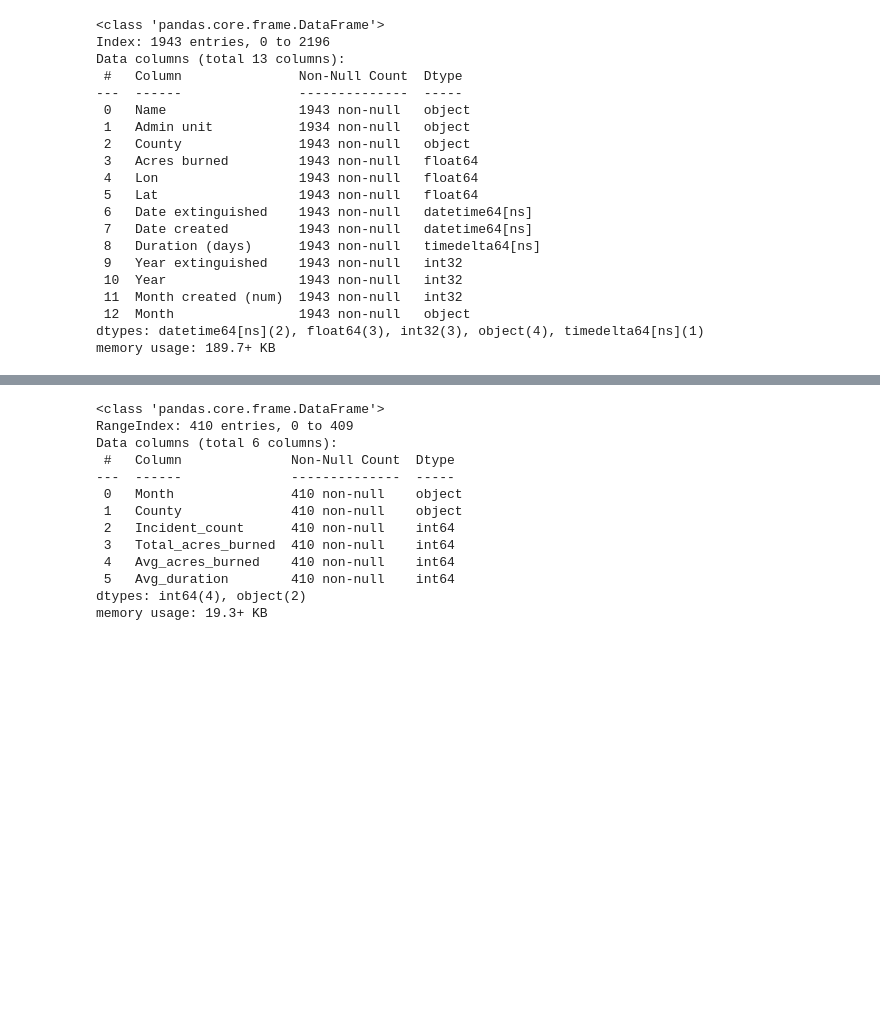
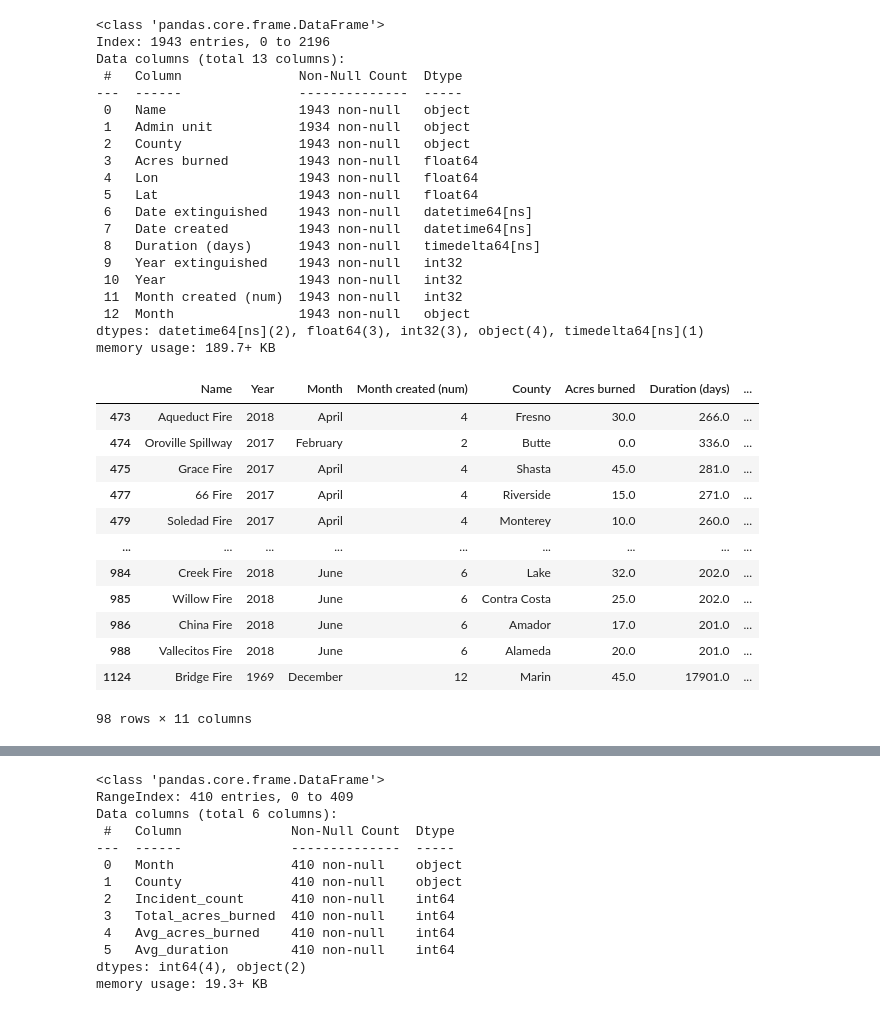
Before and after one commit to Alvin-Son/california_fire_analysis, a Jupyter notebook: fire_collection_&_cleaning.ipynb, the cells around one changed output, grey strips where cells are left out. Drawn from its saved outputs; the diff is of its cells as text; code cells hidden in the pictures; blank space fills up the shorter version.

```diff
--- a/fire_collection_&_cleaning.ipynb
+++ b/fire_collection_&_cleaning.ipynb
@@ -118,3 +118,27 @@ memory usage: 189.7+ KB
+# %%
+fires_check = fire_clean[["Name","Year", "Month","Month created (num)", "County", "Acres burned", "Duration (days)","Date extinguished", "Date created", "Lat", "Lon"]]
+
+#drop "days" and convert to int
+################# BETTER WAY?
+fires_check["Duration (days)"] = fires_check["Duration (days)"].astype(str)
+fires_check.loc[:, "Duration (days)"] = pd.to_numeric(fires_check["Duration (days)"].str.extract('(\d+)')[0], errors="coerce")
+fires_check["Duration (days)"] = fires_check["Duration (days)"].astype(float)
+
+fires_check.loc[(fires_check["Duration (days)"]>200) & (fires_check["Acres burned"] < 50)]
+# %% [output]
+|  | Name | Year | Month | Month created (num) | County | Acres burned | Duration (days) | ... |
+| 473 | Aqueduct Fire | 2018 | April | 4 | Fresno | 30.0 | 266.0 | ... |
+| 474 | Oroville Spillway | 2017 | February | 2 | Butte | 0.0 | 336.0 | ... |
+| 475 | Grace Fire | 2017 | April | 4 | Shasta | 45.0 | 281.0 | ... |
+| 477 | 66 Fire | 2017 | April | 4 | Riverside | 15.0 | 271.0 | ... |
+| 479 | Soledad Fire | 2017 | April | 4 | Monterey | 10.0 | 260.0 | ... |
+| ... | ... | ... | ... | ... | ... | ... | ... | ... |
+| 984 | Creek Fire | 2018 | June | 6 | Lake | 32.0 | 202.0 | ... |
+| 985 | Willow Fire | 2018 | June | 6 | Contra Costa | 25.0 | 202.0 | ... |
+| 986 | China Fire | 2018 | June | 6 | Amador | 17.0 | 201.0 | ... |
+| 988 | Vallecitos Fire | 2018 | June | 6 | Alameda | 20.0 | 201.0 | ... |
+| 1124 | Bridge Fire | 1969 | December | 12 | Marin | 45.0 | 17901.0 | ... |
+98 rows × 11 columns
 # %%
 #THERE ARE MULTIPLE FIRES IN YEAR/MONTH/COUNTY.
 #Therefore you need to group by month and summarize the data per month.
```
Also changed, not shown: parts of 11 cells of this notebook, 2 other files.
